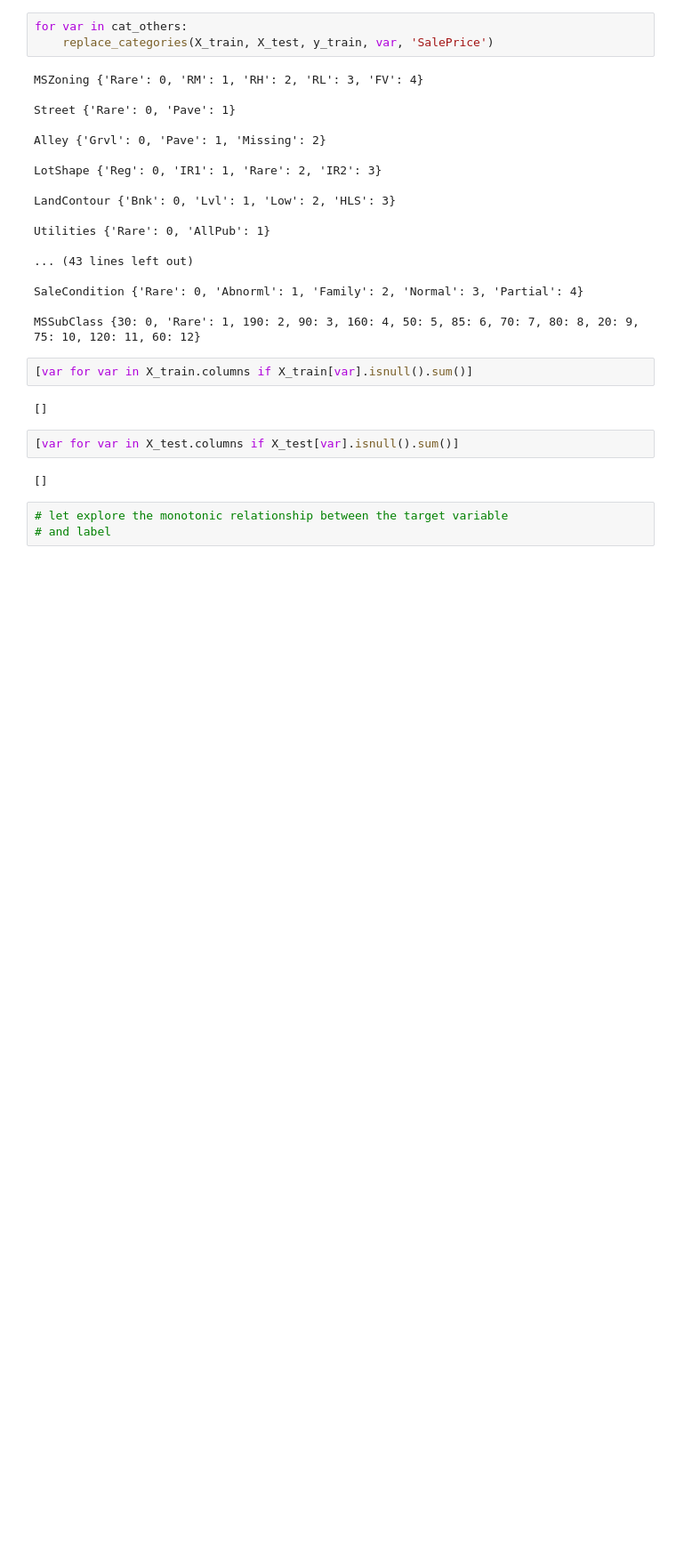
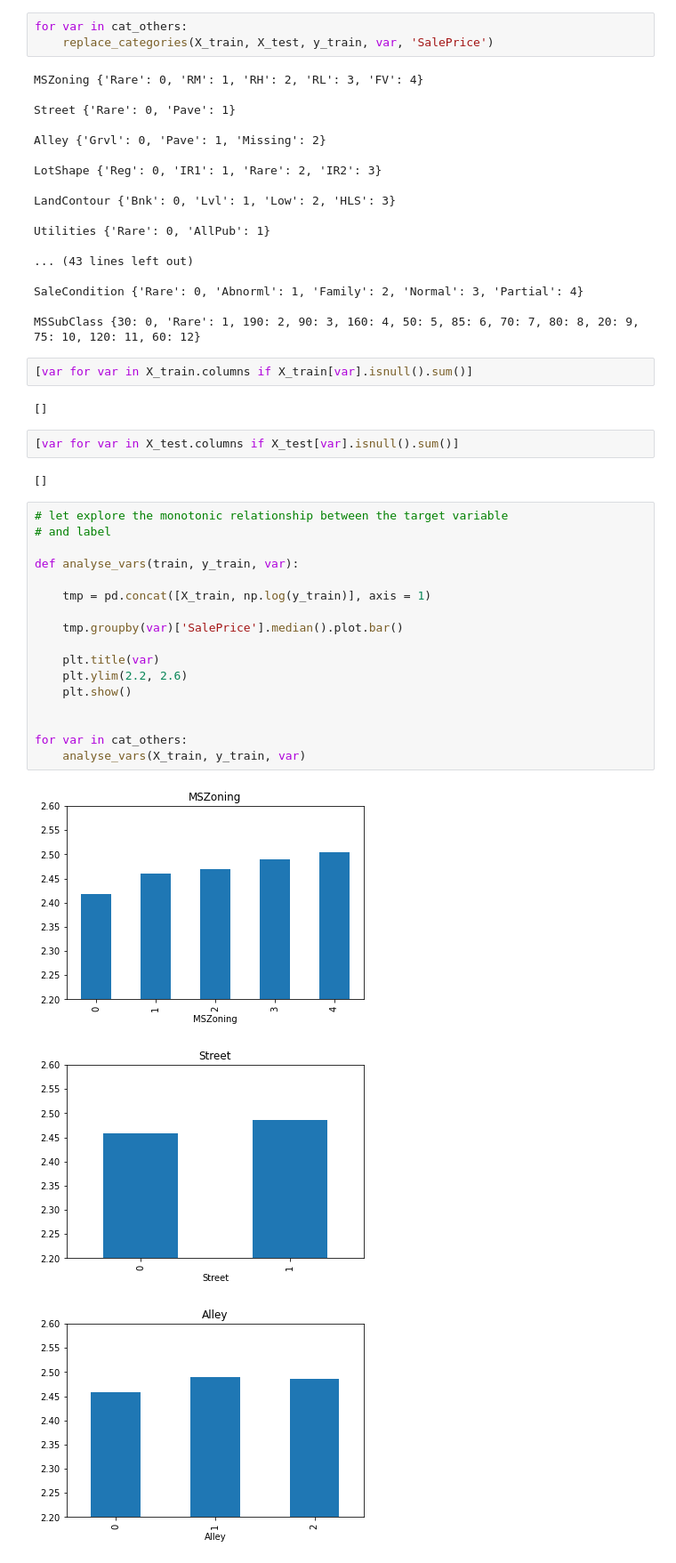
Before and after one commit to Arnold-git/MLOp, a Jupyter notebook: Research and Development/ml-pipepline-feature-engineering.ipynb, the cells around one changed output. Shown at 89% size. Drawn from its saved outputs; the diff is of its cells as text; blank space fills up the shorter version.

```diff
--- a/Research and Development/ml-pipepline-feature-engineering.ipynb
+++ b/Research and Development/ml-pipepline-feature-engineering.ipynb
@@ -574,6 +574,24 @@ MSSubClass {30: 0, 'Rare': 1, 190: 2, 90: 3, 160: 4, 50: 5, 85: 6, 70: 7, 80: 8,
 [var for var in X_test.columns if X_test[var].isnull().sum()]
 # %% [output]
 []
-# %%
-# let explore the monotonic relationship between the target variable
-# and label
+# %%
+# let explore the monotonic relationship between the target variable
+# and label
+
+def analyse_vars(train, y_train, var):
+
+    tmp = pd.concat([X_train, np.log(y_train)], axis = 1)
+
+    tmp.groupby(var)['SalePrice'].median().plot.bar()
+
+    plt.title(var)
+    plt.ylim(2.2, 2.6)
+    plt.show()
+
+
+for var in cat_others:
+    analyse_vars(X_train, y_train, var)
+# %% [output]
+[figure, added]
+[figure, added]
+[figure, added]
```
Also changed, not shown: parts of 1 cell of this notebook.
